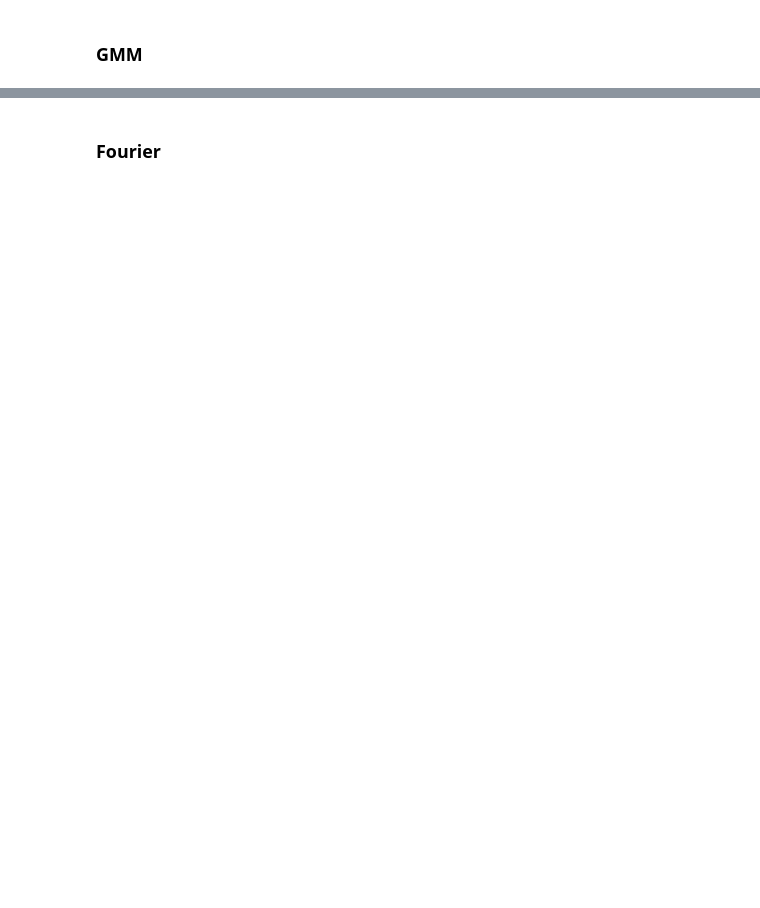
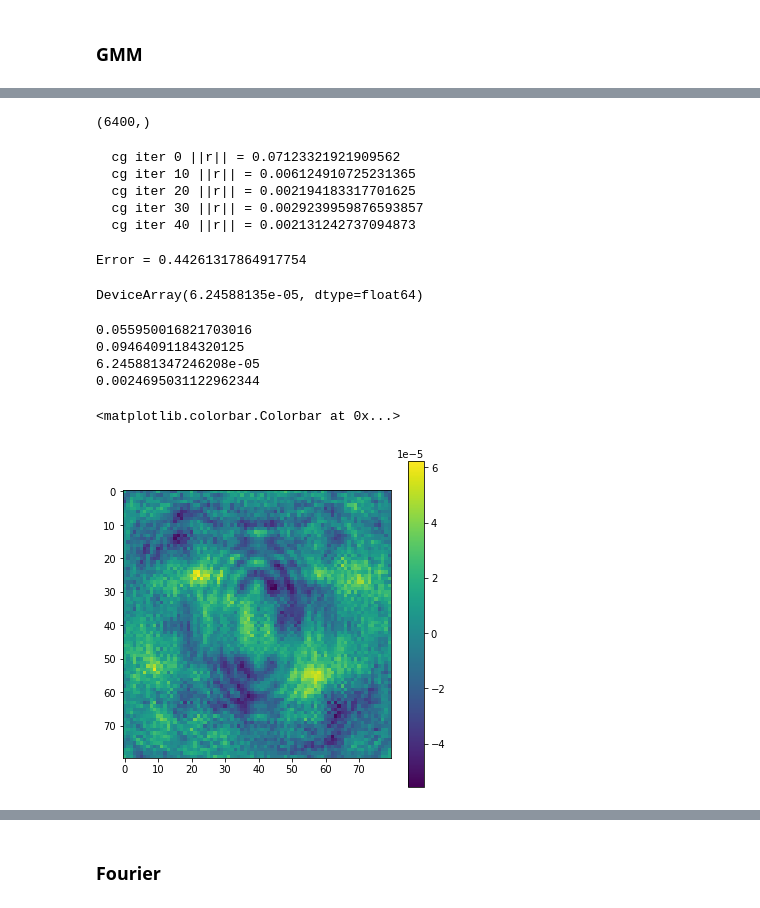
Before and after one commit to bogdantoader/simplecryoem, a Jupyter notebook: nb/SART.ipynb, the cells around one changed output, grey strips where cells are left out. Saved outputs shown, nothing was run; the diff lists cells and outputs as text; code cells hidden in the pictures; blank space fills up the shorter version.

```diff
--- a/nb/SART.ipynb
+++ b/nb/SART.ipynb
@@ -158,8 +190,44 @@ from src.algorithm import conjugate_gradient
+# %%
+amp.shape
+# %% [output]
+(6400,)
 # %%
 zero = jnp.zeros(nx**2)
-Ab = - grad_loss_func(zero)
+Ab = -grad_loss_func(zero)
 AA = lambda v : grad_loss_func(v) + Ab
 
-x0 = jnp.zeros(amp.shape)
+#x0_cg = jnp.zeros(amp.shape)
 
-x0_cg = conjugate_gradient(AA, Ab, x0, 10, verbose=True)
+x0_cg, cg_iters = conjugate_gradient(AA, Ab, x0, 50, verbose=True)
+# %% [output]
+  cg iter 0 ||r|| = 0.07123321921909562
+  cg iter 10 ||r|| = 0.006124910725231365
+  cg iter 20 ||r|| = 0.002194183317701625
+  cg iter 30 ||r|| = 0.0029239959876593857
+  cg iter 40 ||r|| = 0.002131242737094873
+# %%
+rec_gmm = pts2img(x0_cg, pts, x_grid, sigma)
+err_gmm = jnp.abs(rec_gmm - image)
+print(f"Error = {jnp.max(err_gmm)}")
+# %% [output]
+Error = 0.44261317864917754
+# %%
+jnp.max(jnp.abs(grad_loss_func(x0_cg)))
+# %% [output]
+DeviceArray(6.24588135e-05, dtype=float64)
+# %%
+print(loss_func(x0_cg))
+print(loss_func(x0))
+
+print(jnp.max(jnp.abs(grad_loss_func(x0_cg))))
+print(jnp.max(jnp.abs(grad_loss_func(x0))))
+# %% [output]
+0.055950016821703016
+0.09464091184320125
+6.245881347246208e-05
+0.0024695031122962344
+# %%
+plt.imshow(grad_loss_func(x0_cg).reshape([nx,nx])); plt.colorbar()
+# %% [output]
+<matplotlib.colorbar.Colorbar at 0x...>
+[figure, added]
```
Also changed, not shown: parts of 23 cells of this notebook.
